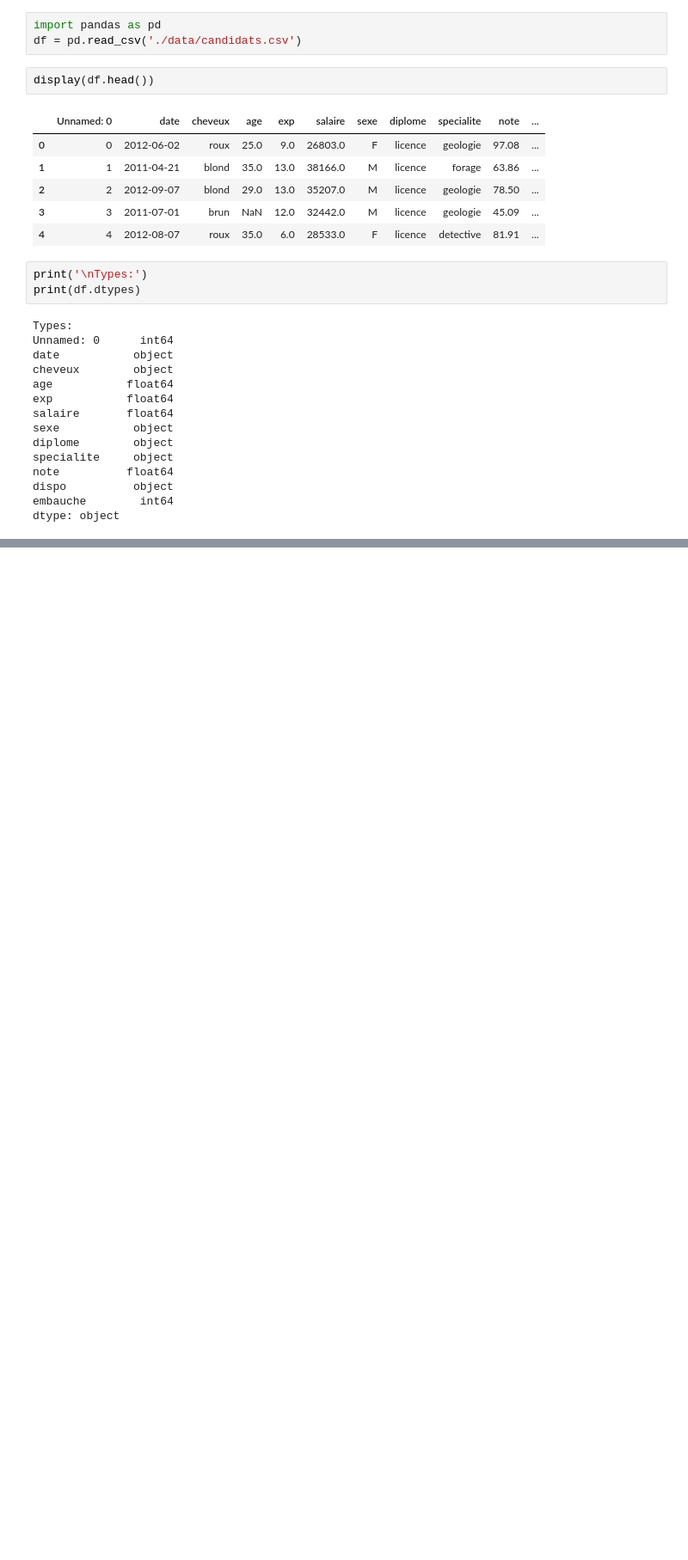
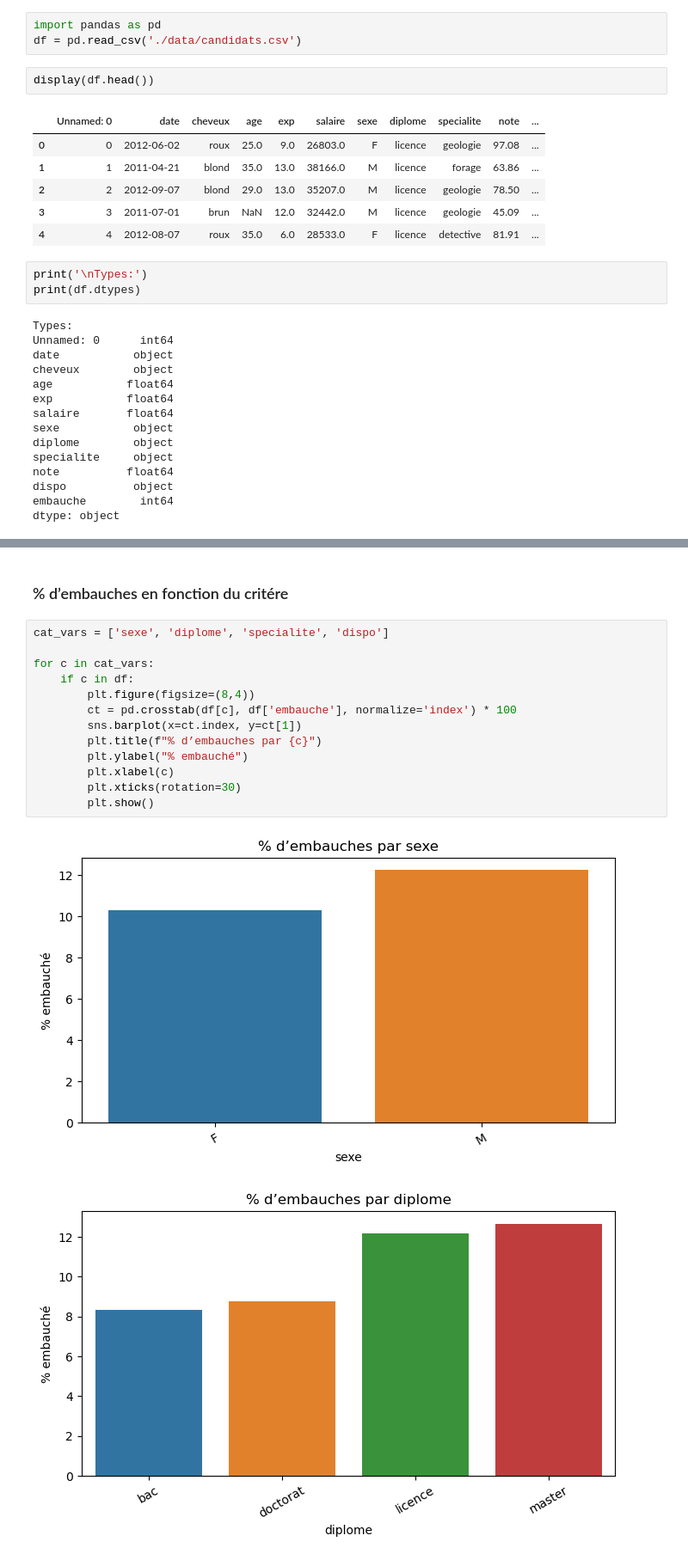
Before and after one commit to sana582/Ace-DS-Interviews---Case-Study, a Jupyter notebook: analyse.ipynb, the cells around one changed output, grey strips where cells are left out. Shown at 86% size. Cells and saved outputs as stored; diff of their text form; blank space fills up the shorter version.

```diff
--- a/analyse.ipynb
+++ b/analyse.ipynb
@@ -44,0 +175,18 @@ dtype: object
+# %% [markdown]
+### % d’embauches en fonction du critére
+# %%
+cat_vars = ['sexe', 'diplome', 'specialite', 'dispo']
+
+for c in cat_vars:
+    if c in df:
+        plt.figure(figsize=(8,4))
+        ct = pd.crosstab(df[c], df['embauche'], normalize='index') * 100
+        sns.barplot(x=ct.index, y=ct[1])
+        plt.title(f"% d’embauches par {c}")
+        plt.ylabel("% embauché")
+        plt.xlabel(c)
+        plt.xticks(rotation=30)
+        plt.show()
+# %% [output]
+[figure, added]
+[figure, added]
```
Also changed, not shown: parts of 20 cells of this notebook, 1 other file.
